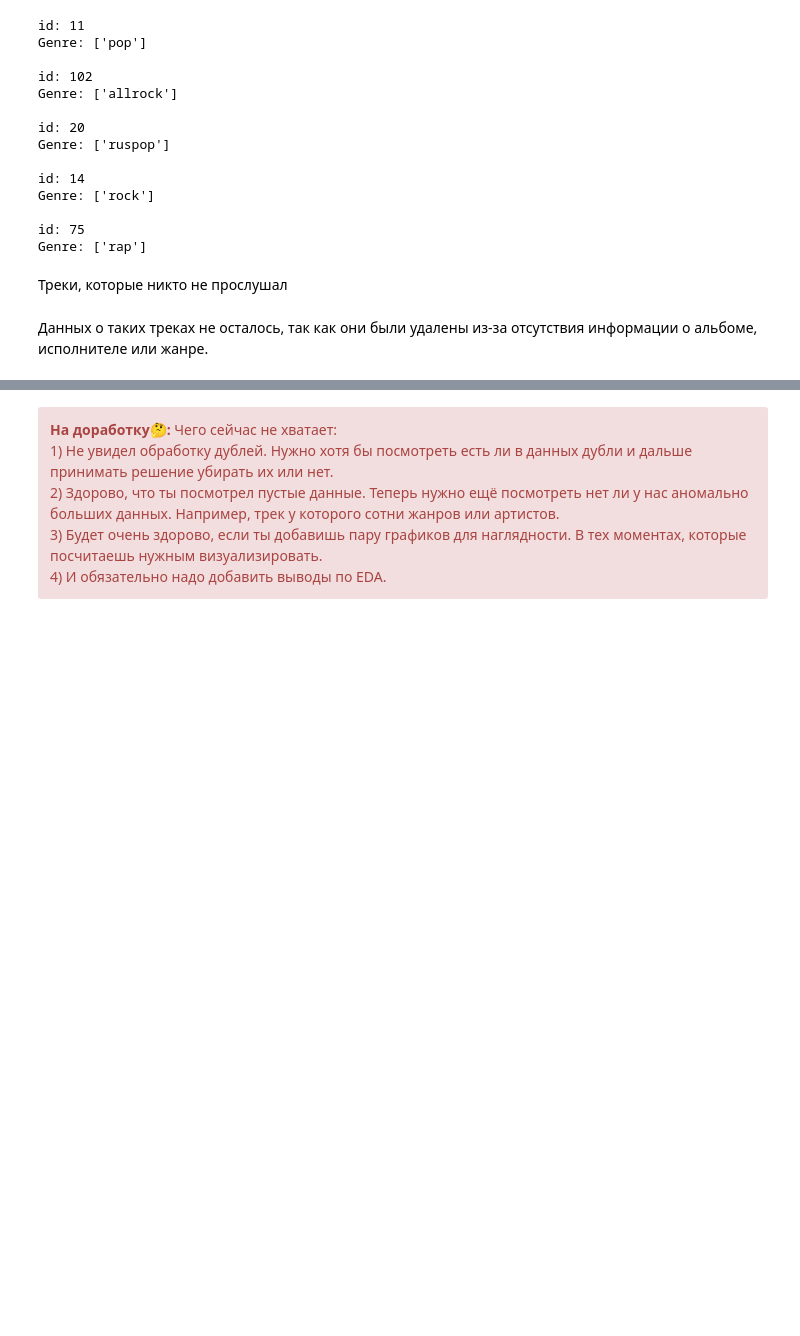
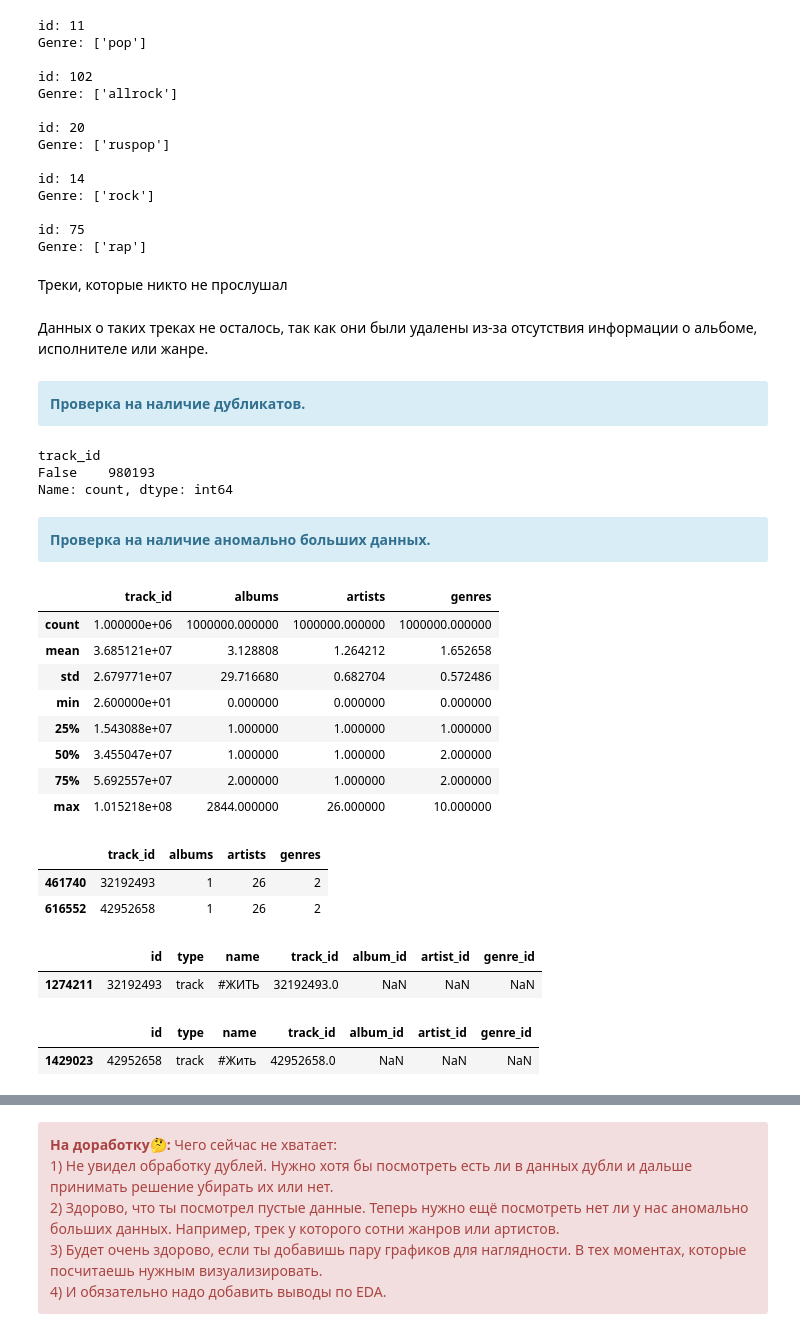
Before and after one commit to TLMCH/music_service_recommendation_system, a Jupyter notebook: notebook (3).ipynb, the cells around one changed output, grey strips where cells are left out. Saved outputs shown, nothing was run; the diff lists cells and outputs as text; code cells hidden in the pictures; blank space fills up the shorter version.

```diff
--- a/notebook (3).ipynb
+++ b/notebook (3).ipynb
@@ -471,3 +468,45 @@ Genre: ['rap']
 Треки, которые никто не прослушал
 # %% [markdown]
 Данных о таких треках не осталось, так как они были удалены из-за отсутствия информации о альбоме, исполнителе или жанре.
+# %% [markdown]
+<div class="alert alert-info">
+<b> Проверка на наличие дубликатов.</b>
+</div>
+# %%
+tracks["track_id"].duplicated().value_counts()
+# %% [output]
+track_id
+False    980193
+Name: count, dtype: int64
+# %% [markdown]
+<div class="alert alert-info">
+<b> Проверка на наличие аномально больших данных.</b>
+</div>
+# %%
+tracks_len.describe()
+# %% [output]
+|  | track_id | albums | artists | genres |
+| count | 1.000000e+06 | 1000000.000000 | 1000000.000000 | 1000000.000000 |
+| mean | 3.685121e+07 | 3.128808 | 1.264212 | 1.652658 |
+| std | 2.679771e+07 | 29.716680 | 0.682704 | 0.572486 |
+| min | 2.600000e+01 | 0.000000 | 0.000000 | 0.000000 |
+| 25% | 1.543088e+07 | 1.000000 | 1.000000 | 1.000000 |
+| 50% | 3.455047e+07 | 1.000000 | 1.000000 | 2.000000 |
+| 75% | 5.692557e+07 | 2.000000 | 1.000000 | 2.000000 |
+| max | 1.015218e+08 | 2844.000000 | 26.000000 | 10.000000 |
+# %%
+tracks_len[tracks_len['artists'] == 26]
+# %% [output]
+|  | track_id | albums | artists | genres |
+| 461740 | 32192493 | 1 | 26 | 2 |
+| 616552 | 42952658 | 1 | 26 | 2 |
+# %%
+catalog_names[catalog_names['track_id'] == 32192493]
+# %% [output]
+|  | id | type | name | track_id | album_id | artist_id | genre_id |
+| 1274211 | 32192493 | track | #ЖИТЬ | 32192493.0 | NaN | NaN | NaN |
+# %%
+catalog_names[catalog_names['track_id'] == 42952658]
+# %% [output]
+|  | id | type | name | track_id | album_id | artist_id | genre_id |
+| 1429023 | 42952658 | track | #Жить | 42952658.0 | NaN | NaN | NaN |
```
Also changed, not shown: parts of 12 cells of this notebook.
